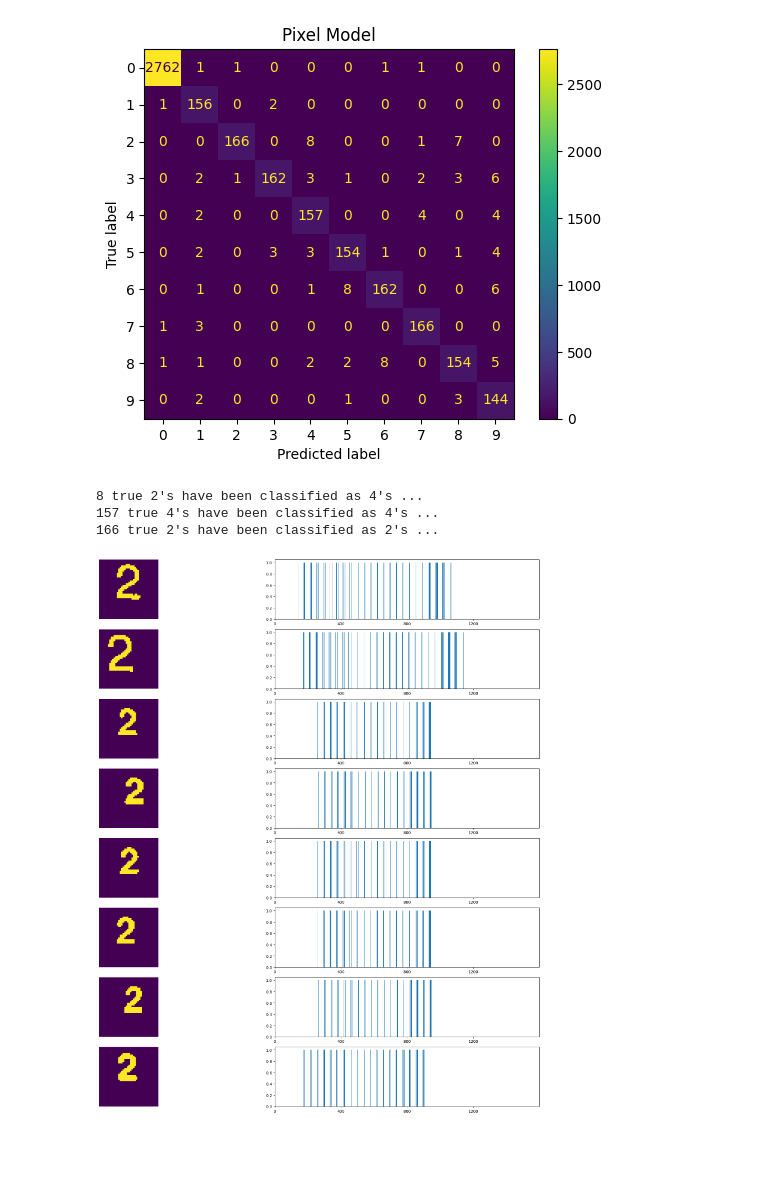
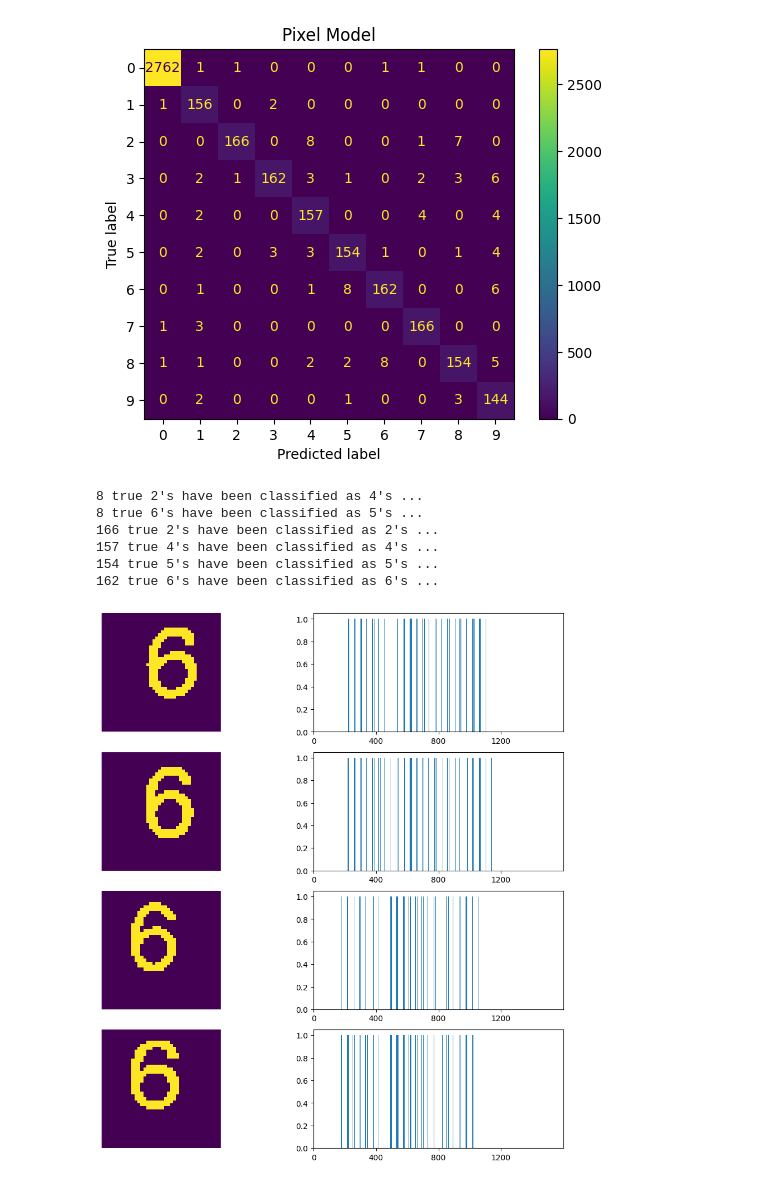
Before and after one commit to Johannes-Herz/Sudoku-Solver, a Jupyter notebook: AnalysisPixelModel.ipynb, the cells around one changed output. Cells and saved outputs as stored; diff of their text form; code cells hidden in the pictures; blank space fills up the shorter version.

```diff
--- a/AnalysisPixelModel.ipynb
+++ b/AnalysisPixelModel.ipynb
@@ -131,11 +131,19 @@ plt.savefig("./figures/pixelModelConfusionMatrixOnSudokus.png")
 [figure]
 # %%
 twoFours = list(filter(lambda item: item[1] == 4, wrongClassifications[2]))
+print(f"{len(twoFours)} true 2's have been classified as 4's ...")
+
+sixFives = list(filter(lambda item: item[1] == 5, wrongClassifications[6]))
+print(f"{len(sixFives)} true 6's have been classified as 5's ...")
+
+trueTwos = correctClassifications[2]
 trueFours = correctClassifications[4]
-trueTwos = correctClassifications[2]
-print(f"{len(twoFours)} true 2's have been classified as 4's ...")
+trueFives = correctClassifications[5]
+trueSixes = correctClassifications[6]
+print(f"{len(trueTwos)} true 2's have been classified as 2's ...")
 print(f"{len(trueFours)} true 4's have been classified as 4's ...")
-print(f"{len(trueTwos)} true 2's have been classified as 2's ...")
+print(f"{len(trueFives)} true 5's have been classified as 5's ...")
+print(f"{len(trueSixes)} true 6's have been classified as 6's ...")
 
 pixelTransformedTwoFours = []
 for cell, _, _ in twoFours:
@@ -143,13 +151,12 @@ for cell, _, _ in twoFours:
     _, cell = preprocessCellImage(cell.copy())
     cell = ((255 - cell) / 255).astype(np.uint8)
     pixelTransformedTwoFours.append(pixelFeatureFunction(cell))
-
-pixelTransformedTrueFours = []
-for cell, _, _ in trueFours:
+pixelTransformedSixFives = []
+for cell, _, _ in sixFives:
     cell = cv.resize(cell, (40, 40))
     _, cell = preprocessCellImage(cell.copy())
     cell = ((255 - cell) / 255).astype(np.uint8)
-    pixelTransformedTrueFours.append(pixelFeatureFunction(cell))
+    pixelTransformedSixFives.append(pixelFeatureFunction(cell))
 
 pixelTransformedTrueTwos = []
 for cell, _, _ in trueTwos:
@@ -157,20 +164,41 @@ for cell, _, _ in trueTwos:
     _, cell = preprocessCellImage(cell.copy())
     cell = ((255 - cell) / 255).astype(np.uint8)
     pixelTransformedTrueTwos.append(pixelFeatureFunction(cell))
+pixelTransformedTrueFours = []
+for cell, _, _ in trueFours:
+    cell = cv.resize(cell, (40, 40))
+    _, cell = preprocessCellImage(cell.copy())
+    cell = ((255 - cell) / 255).astype(np.uint8)
+    pixelTransformedTrueFours.append(pixelFeatureFunction(cell))
+pixelTransformedTrueFives = []
+for cell, _, _ in trueFives:
+    cell = cv.resize(cell, (40, 40))
+    _, cell = preprocessCellImage(cell.copy())
+    cell = ((255 - cell) / 255).astype(np.uint8)
+    pixelTransformedTrueFives.append(pixelFeatureFunction(cell))
+pixelTransformedTrueSixes = []
+for cell, _, _ in trueSixes:
+    cell = cv.resize(cell, (40, 40))
+    _, cell = preprocessCellImage(cell.copy())
+    cell = ((255 - cell) / 255).astype(np.uint8)
+    pixelTransformedTrueSixes.append(pixelFeatureFunction(cell))
 # %% [output]
 8 true 2's have been classified as 4's ...
+8 true 6's have been classified as 5's ...
+166 true 2's have been classified as 2's ...
 157 true 4's have been classified as 4's ...
-166 true 2's have been classified as 2's ...
+154 true 5's have been classified as 5's ...
+162 true 6's have been classified as 6's ...
 # %%
-fig, axs = plt.subplots(8, 2, figsize=(20, 20))
+fig, axs = plt.subplots(4, 2, figsize=(10, 10))
 fig.tight_layout(pad=0.5)
 x = np.arange(0, 1600, 1)
-for ((img, _, _), pixelTransformed), axis in zip(zip(twoFours, pixelTransformedTwoFours), axs):
+for ((img, _, _), pixelTransformed), axis in zip(zip(sixFives, pixelTransformedSixFives), axs):
     axis[0].axis('off')
     axis[0].imshow(preprocessCellImage(cv.resize(img, (40, 40)))[1])
     axis[1].set_xlim([0, 1600])
     axis[1].set_xticks(np.arange(0, 1600, 400))
     axis[1].bar(x, 1 - pixelTransformed)
 # %% [output]
-[figure, old version]
+[figure, new version]
 # %%
```
Also changed, not shown: parts of 2 cells of this notebook, 3 other files.
